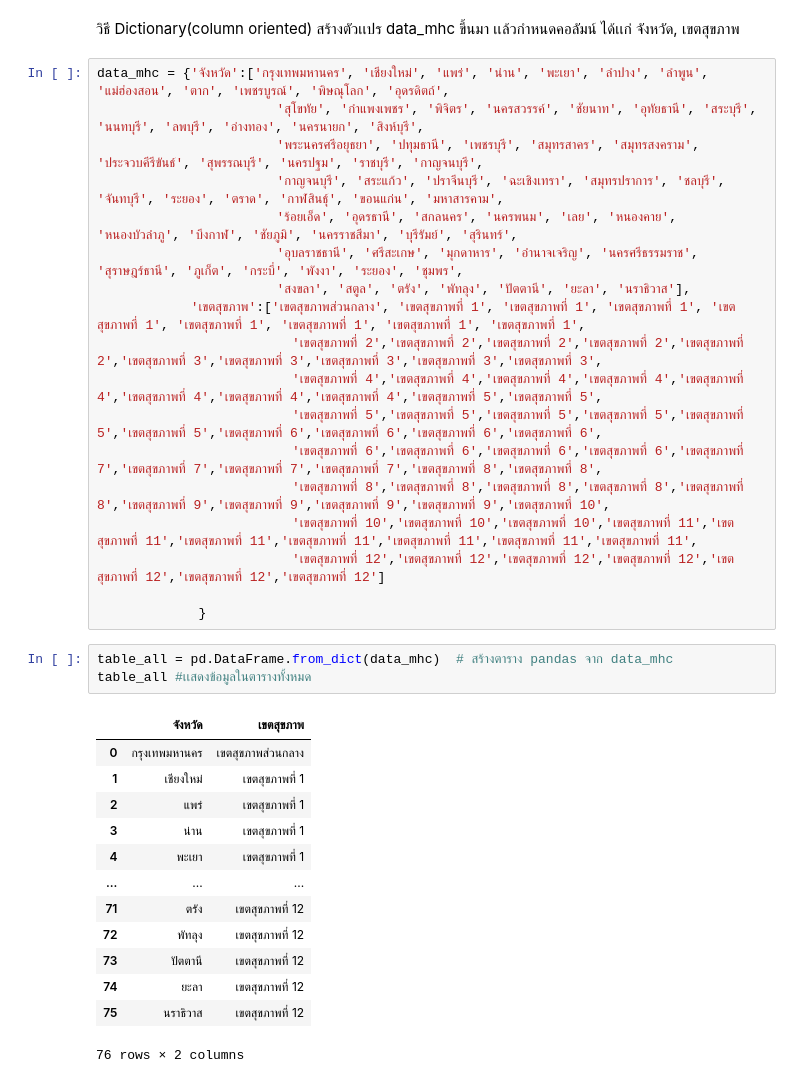
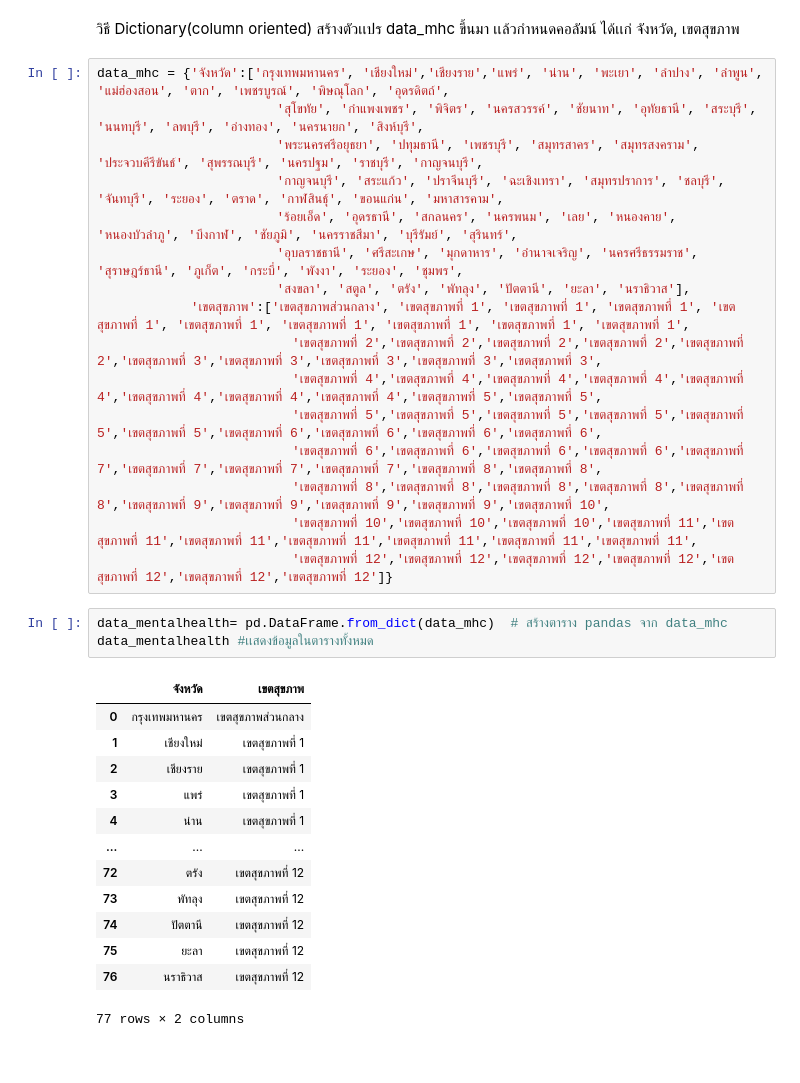
Before and after one commit to naruemonssp/data_viz_2022, a Jupyter notebook: Project.ipynb, the cells around one changed output. Saved outputs shown, nothing was run; the diff lists cells and outputs as text.

```diff
--- a/Project.ipynb
+++ b/Project.ipynb
@@ -7,37 +203,35 @@ import pandas as pd #import pandas เพื่อนำเอาไปใช้
 # %% [markdown]
 วิธี Dictionary(column oriented) สร้างตัวเเปร data_mhc ขึ้นมา เเล้วกำหนดคอลัมน์ ได้เเก่ จังหวัด, เขตสุขภาพ
 # %%
-data_mhc = {'จังหวัด':['กรุงเทพมหานคร', 'เชียงใหม่', 'แพร่', 'น่าน', 'พะเยา', 'ลำปาง', 'ลำพูน', 'แม่ฮ่องสอน', 'ตาก', 'เพชรบูรณ์', 'พิษณุโลก', 'อุดรดิตถ์',
+data_mhc = {'จังหวัด':['กรุงเทพมหานคร', 'เชียงใหม่','เชียงราย','แพร่', 'น่าน', 'พะเยา', 'ลำปาง', 'ลำพูน', 'แม่ฮ่องสอน', 'ตาก', 'เพชรบูรณ์', 'พิษณุโลก', 'อุดรดิตถ์',
                        'สุโขทัย', 'กำแพงเพชร', 'พิจิตร', 'นครสวรรค์', 'ชัยนาท', 'อุทัยธานี', 'สระบุรี', 'นนทบุรี', 'ลพบุรี', 'อ่างทอง', 'นครนายก', 'สิงห์บุรี',
                        'พระนครศรีอยุธยา', 'ปทุมธานี', 'เพชรบุรี', 'สมุทรสาคร', 'สมุทรสงคราม', 'ประจวบคีรีขันธ์', 'สุพรรณบุรี', 'นครปฐม', 'ราชบุรี', 'กาญจนบุรี',
                        'กาญจนบุรี', 'สระแก้ว', 'ปราจีนบุรี', 'ฉะเชิงเทรา', 'สมุทรปราการ', 'ชลบุรี', 'จันทบุรี', 'ระยอง', 'ตราด', 'กาฬสินธุ์', 'ขอนแก่น', 'มหาสารคาม',
                        'ร้อยเอ็ด', 'อุดรธานี', 'สกลนคร', 'นครพนม', 'เลย', 'หนองคาย', 'หนองบัวลำภู', 'บึงกาฬ', 'ชัยภูมิ', 'นครราชสีมา', 'บุรีรัมย์', 'สุรินทร์',
                        'อุบลราชธานี', 'ศรีสะเกษ', 'มุกดาหาร', 'อำนาจเจริญ', 'นครศรีธรรมราช', 'สุราษฎร์ธานี', 'ภูเก็ต', 'กระบี่', 'พังงา', 'ระยอง', 'ชุมพร',
                        'สงขลา', 'สตูล', 'ตรัง', 'พัทลุง', 'ปัตตานี', 'ยะลา', 'นราธิวาส'],
-            'เขตสุขภาพ':['เขตสุขภาพส่วนกลาง', 'เขตสุขภาพที่ 1', 'เขตสุขภาพที่ 1', 'เขตสุขภาพที่ 1', 'เขตสุขภาพที่ 1', 'เขตสุขภาพที่ 1', 'เขตสุขภาพที่ 1', 'เขตสุขภาพที่ 1', 'เขตสุขภาพที่ 1',
+            'เขตสุขภาพ':['เขตสุขภาพส่วนกลาง', 'เขตสุขภาพที่ 1', 'เขตสุขภาพที่ 1', 'เขตสุขภาพที่ 1', 'เขตสุขภาพที่ 1', 'เขตสุขภาพที่ 1', 'เขตสุขภาพที่ 1', 'เขตสุขภาพที่ 1', 'เขตสุขภาพที่ 1', 'เขตสุขภาพที่ 1',
                          'เขตสุขภาพที่ 2','เขตสุขภาพที่ 2','เขตสุขภาพที่ 2','เขตสุขภาพที่ 2','เขตสุขภาพที่ 2','เขตสุขภาพที่ 3','เขตสุขภาพที่ 3','เขตสุขภาพที่ 3','เขตสุขภาพที่ 3','เขตสุขภาพที่ 3',
                          'เขตสุขภาพที่ 4','เขตสุขภาพที่ 4','เขตสุขภาพที่ 4','เขตสุขภาพที่ 4','เขตสุขภาพที่ 4','เขตสุขภาพที่ 4','เขตสุขภาพที่ 4','เขตสุขภาพที่ 4','เขตสุขภาพที่ 5','เขตสุขภาพที่ 5',
                          'เขตสุขภาพที่ 5','เขตสุขภาพที่ 5','เขตสุขภาพที่ 5','เขตสุขภาพที่ 5','เขตสุขภาพที่ 5','เขตสุขภาพที่ 5','เขตสุขภาพที่ 6','เขตสุขภาพที่ 6','เขตสุขภาพที่ 6','เขตสุขภาพที่ 6',
                          'เขตสุขภาพที่ 6','เขตสุขภาพที่ 6','เขตสุขภาพที่ 6','เขตสุขภาพที่ 6','เขตสุขภาพที่ 7','เขตสุขภาพที่ 7','เขตสุขภาพที่ 7','เขตสุขภาพที่ 7','เขตสุขภาพที่ 8','เขตสุขภาพที่ 8',
                          'เขตสุขภาพที่ 8','เขตสุขภาพที่ 8','เขตสุขภาพที่ 8','เขตสุขภาพที่ 8','เขตสุขภาพที่ 8','เขตสุขภาพที่ 9','เขตสุขภาพที่ 9','เขตสุขภาพที่ 9','เขตสุขภาพที่ 9','เขตสุขภาพที่ 10',
                          'เขตสุขภาพที่ 10','เขตสุขภาพที่ 10','เขตสุขภาพที่ 10','เขตสุขภาพที่ 11','เขตสุขภาพที่ 11','เขตสุขภาพที่ 11','เขตสุขภาพที่ 11','เขตสุขภาพที่ 11','เขตสุขภาพที่ 11','เขตสุขภาพที่ 11',
-                         'เขตสุขภาพที่ 12','เขตสุขภาพที่ 12','เขตสุขภาพที่ 12','เขตสุขภาพที่ 12','เขตสุขภาพที่ 12','เขตสุขภาพที่ 12','เขตสุขภาพที่ 12']
-
-             }
+                         'เขตสุขภาพที่ 12','เขตสุขภาพที่ 12','เขตสุขภาพที่ 12','เขตสุขภาพที่ 12','เขตสุขภาพที่ 12','เขตสุขภาพที่ 12','เขตสุขภาพที่ 12']}
 # %%
-table_all = pd.DataFrame.from_dict(data_mhc)  # สร้างตาราง pandas จาก data_mhc
-table_all #เเสดงข้อมูลในตารางทั้งหมด
+data_mentalhealth= pd.DataFrame.from_dict(data_mhc)  # สร้างตาราง pandas จาก data_mhc
+data_mentalhealth #เเสดงข้อมูลในตารางทั้งหมด
 # %% [output]
 |  | จังหวัด | เขตสุขภาพ |
 | 0 | กรุงเทพมหานคร | เขตสุขภาพส่วนกลาง |
 | 1 | เชียงใหม่ | เขตสุขภาพที่ 1 |
-| 2 | แพร่ | เขตสุขภาพที่ 1 |
-| 3 | น่าน | เขตสุขภาพที่ 1 |
-| 4 | พะเยา | เขตสุขภาพที่ 1 |
+| 2 | เชียงราย | เขตสุขภาพที่ 1 |
+| 3 | แพร่ | เขตสุขภาพที่ 1 |
+| 4 | น่าน | เขตสุขภาพที่ 1 |
 | ... | ... | ... |
-| 71 | ตรัง | เขตสุขภาพที่ 12 |
-| 72 | พัทลุง | เขตสุขภาพที่ 12 |
-| 73 | ปัตตานี | เขตสุขภาพที่ 12 |
-| 74 | ยะลา | เขตสุขภาพที่ 12 |
-| 75 | นราธิวาส | เขตสุขภาพที่ 12 |
+| 72 | ตรัง | เขตสุขภาพที่ 12 |
+| 73 | พัทลุง | เขตสุขภาพที่ 12 |
+| 74 | ปัตตานี | เขตสุขภาพที่ 12 |
+| 75 | ยะลา | เขตสุขภาพที่ 12 |
+| 76 | นราธิวาส | เขตสุขภาพที่ 12 |
-76 rows × 2 columns
+77 rows × 2 columns
```
Also changed, not shown: parts of 64 cells of this notebook.
